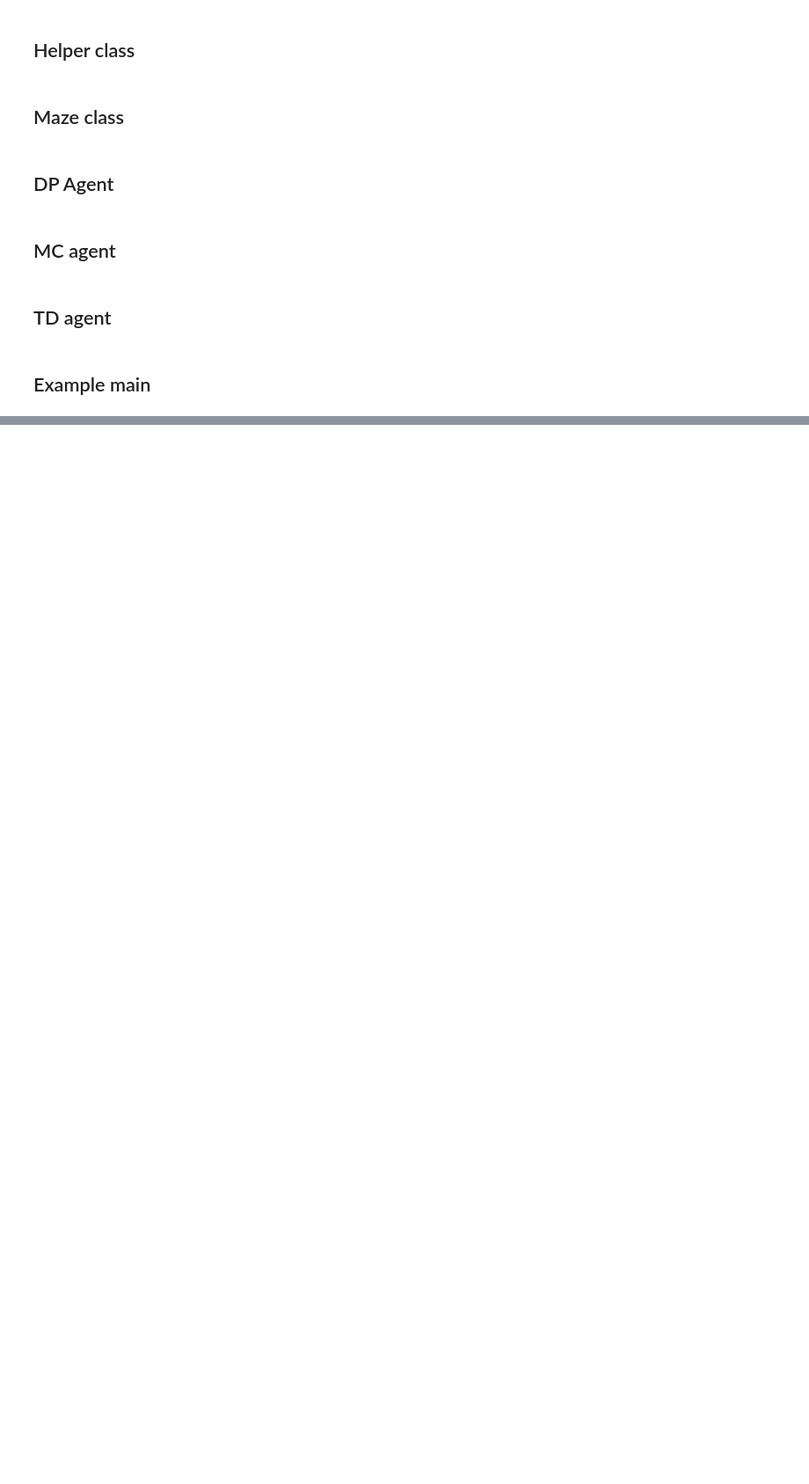
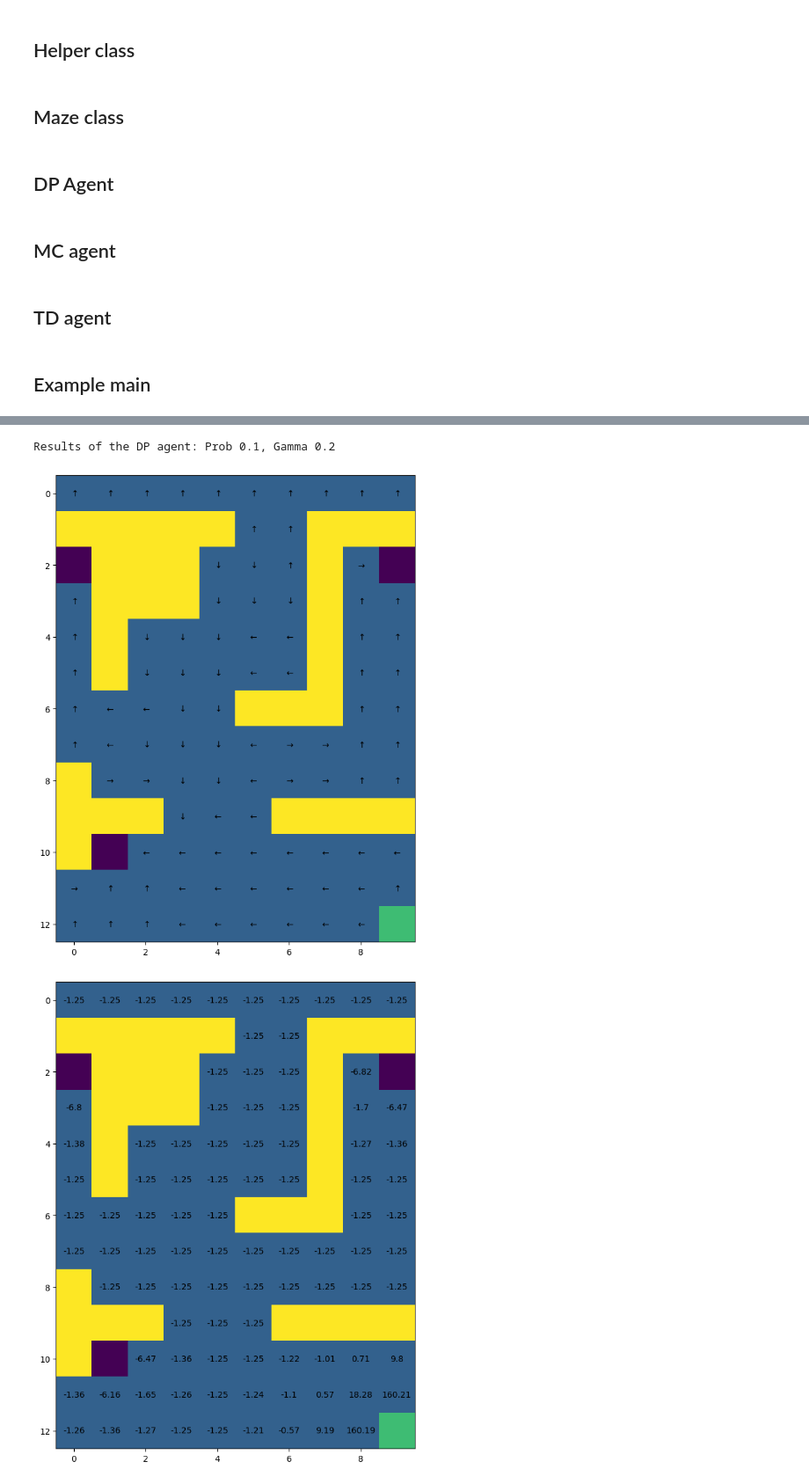
Before and after one commit to ohmdelta/rl_cw1, a Jupyter notebook: coursework_1_maze.ipynb, the cells around one changed output, grey strips where cells are left out. Shown at 88% size. Cells and saved outputs as stored; diff of their text form; code cells hidden in the pictures; blank space fills up the shorter version.

```diff
--- a/coursework_1_maze.ipynb
+++ b/coursework_1_maze.ipynb
@@ -413,7 +418,7 @@ class DP_agent(object):
 
   # [Action required]
   # WARNING: make sure this function can be called by the auto-marking script
-  def solve(self, env):
+  def solve(self, env, tolerance = 1e-5):
     """
     Solve a given Maze environment using Dynamic Programming
     input: env {Maze object} -- Maze to solve
@@ -428,18 +433,13 @@ class DP_agent(object):
 
     V = np.zeros(env.get_state_size())
 
-    n_states = len(V)
+    n_states = env.get_state_size()
     # print(V.shape, policy.shape)
 
     ####
     # Add your code here
     ####
     # WARNING: for this agent only, you are allowed to access env.get_T(), env.get_R() and env.get_absorbing()
-
-    tolerance = 0.0001
-    # Policy Evalutation
-
-    delta = 1
 
     transition = env.get_T()
     reward = env.get_R()
@@ -448,18 +448,16 @@ class DP_agent(object):
     policy_stable = False
     while not policy_stable:
       # Policy Evalation
-      delta = 1
+      delta = tolerance * 10
       while delta > tolerance:
         delta = 0
         temp_V = np.zeros_like(V)
 
         for i in range(n_states):
           v = V[i]
-          # v_i = 0
-          # for action in range(4):
           action = np.argmax(policy[i])
           for s_prime in range(n_states):
-            probability = transition[i, s_prime, action] * policy[i, action]
+            probability = transition[i, s_prime, action] # * policy[i, action]
             temp_V[i] += probability * (reward[i, s_prime, action] + gamma * V[s_prime])
 
           delta = max(delta, abs(v - temp_V[i]))
@@ -709,0 +702,18 @@ Results of the TD agent:
+# %%
+
+### Question 1: Dynamic programming
+
+dp_agent = DP_agent()
+
+p_options = [0.1, 0.25, 0.8]
+gamma_options = [0.2, 0.8]
+
+for p in p_options:
+    for g in gamma_options:
+        maze = Maze(None, p, g, 3)
+        dp_policy, dp_value = dp_agent.solve(maze)
+
+        print(f"Results of the DP agent: Prob {p}, Gamma {g}\n")
+        maze.get_graphics().draw_policy(dp_policy)
+        maze.get_graphics().draw_value(dp_value)
+# %% [output]
@@ -709,0 +721,3 @@ Results of the TD agent:
+Results of the DP agent: Prob 0.1, Gamma 0.2
+[figure, added]
+[figure, added]
```
Also changed, not shown: parts of 6 cells of this notebook, 17 other files.
